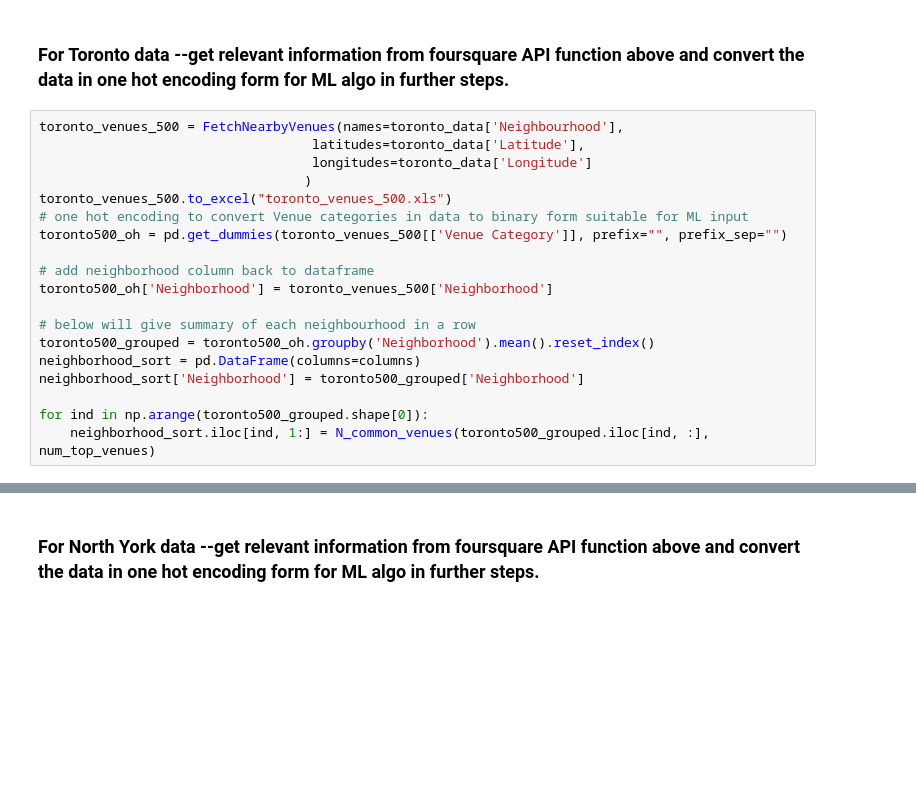
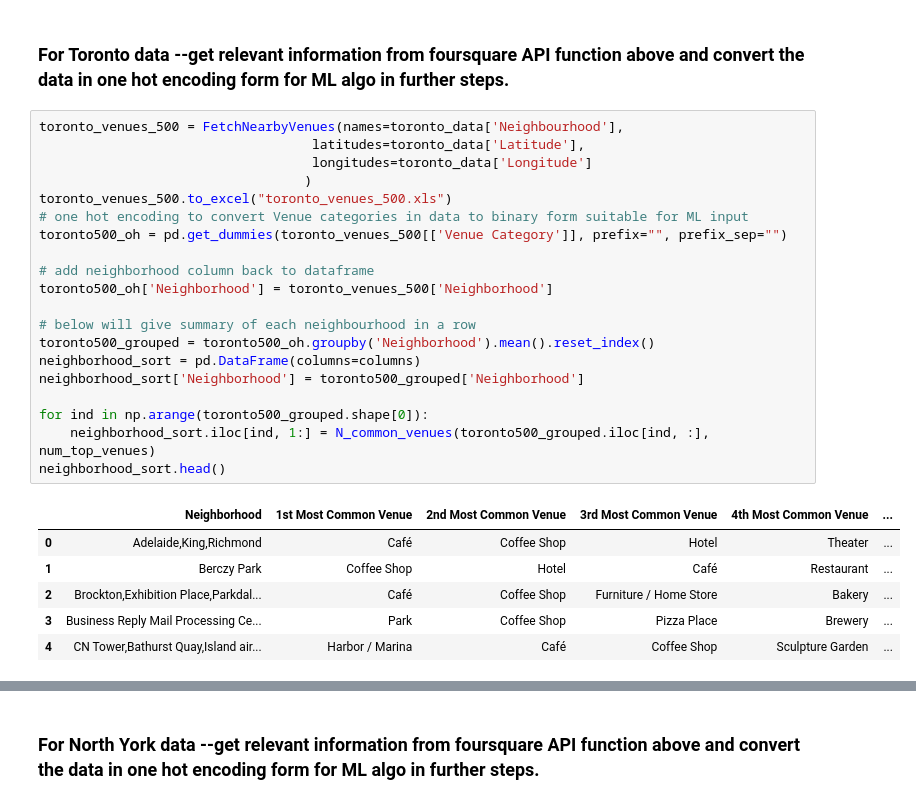
Before and after one commit to vickypantmnr/Coursera_Capstone, a Jupyter notebook: Assignment_Week4.ipynb, the cells around one changed output, grey strips where cells are left out. Cells and saved outputs as stored; diff of their text form; blank space fills up the shorter version.

```diff
--- a/Assignment_Week4.ipynb
+++ b/Assignment_Week4.ipynb
@@ -117,19 +125,27 @@ for ind in np.arange(num_top_venues):
 # %%
 toronto_venues_500 = FetchNearbyVenues(names=toronto_data['Neighbourhood'],
                                    latitudes=toronto_data['Latitude'],
                                    longitudes=toronto_data['Longitude']
                                   )
 toronto_venues_500.to_excel("toronto_venues_500.xls")
 # one hot encoding to convert Venue categories in data to binary form suitable for ML input
 toronto500_oh = pd.get_dummies(toronto_venues_500[['Venue Category']], prefix="", prefix_sep="")
 
 # add neighborhood column back to dataframe
 toronto500_oh['Neighborhood'] = toronto_venues_500['Neighborhood']
 
 # below will give summary of each neighbourhood in a row
 toronto500_grouped = toronto500_oh.groupby('Neighborhood').mean().reset_index()
 neighborhood_sort = pd.DataFrame(columns=columns)
 neighborhood_sort['Neighborhood'] = toronto500_grouped['Neighborhood']
 
 for ind in np.arange(toronto500_grouped.shape[0]):
     neighborhood_sort.iloc[ind, 1:] = N_common_venues(toronto500_grouped.iloc[ind, :], num_top_venues)
+neighborhood_sort.head()
+# %% [output]
+|  | Neighborhood | 1st Most Common Venue | 2nd Most Common Venue | 3rd Most Common Venue | 4th Most Common Venue | ... |
+| 0 | Adelaide,King,Richmond | Café | Coffee Shop | Hotel | Theater | ... |
+| 1 | Berczy Park | Coffee Shop | Hotel | Café | Restaurant | ... |
+| 2 | Brockton,Exhibition Place,Parkdal... | Café | Coffee Shop | Furniture / Home Store | Bakery | ... |
+| 3 | Business Reply Mail Processing Ce... | Park | Coffee Shop | Pizza Place | Brewery | ... |
+| 4 | CN Tower,Bathurst Quay,Island air... | Harbor / Marina | Café | Coffee Shop | Sculpture Garden | ... |
```
Also changed, not shown: parts of 5 cells of this notebook, 1 other file.
